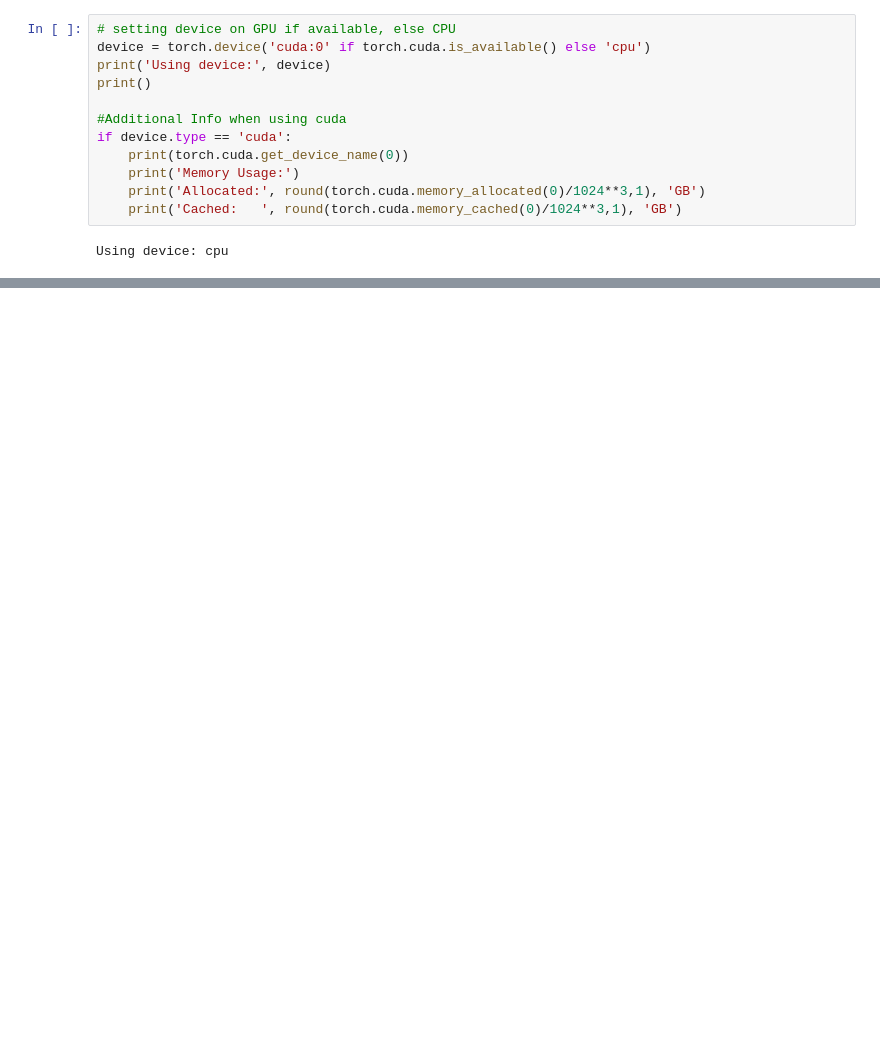
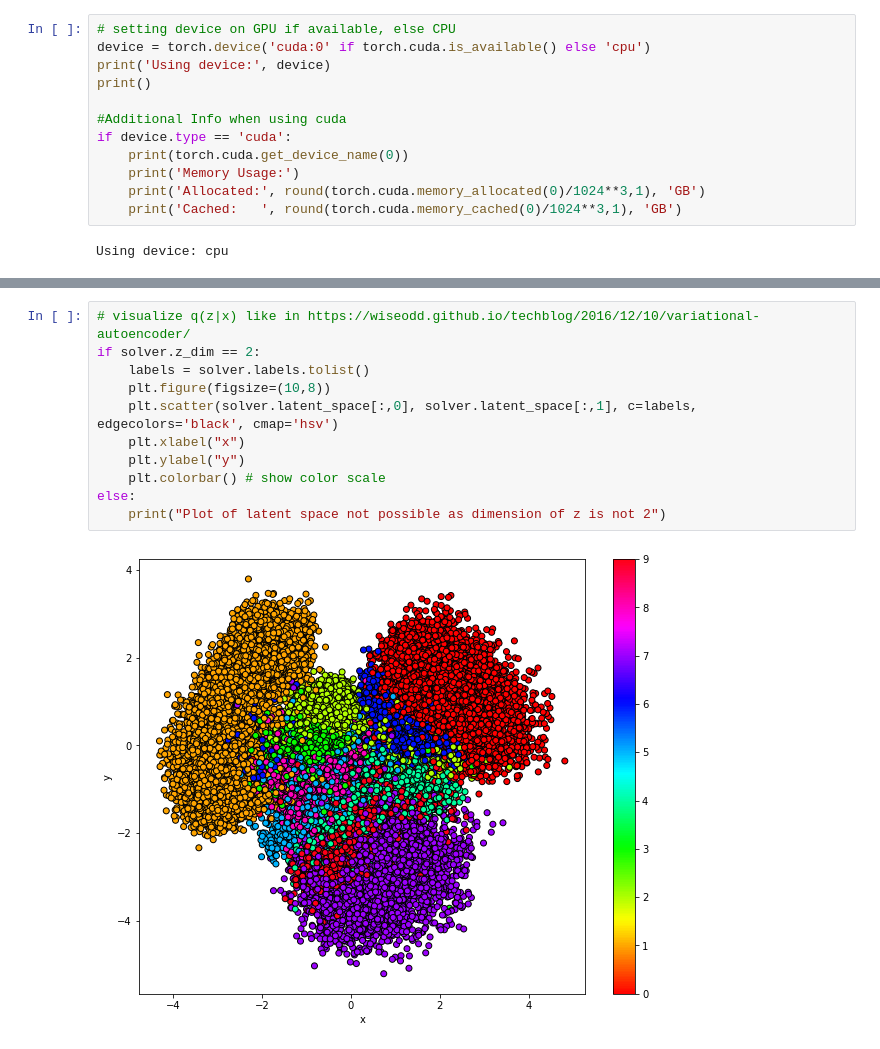
Before and after one commit to matthiasbrix/vae-models, a Jupyter notebook: examples/vae-example/1_vae.ipynb, the cells around one changed output, grey strips where cells are left out. Saved outputs shown, nothing was run; the diff lists cells and outputs as text; blank space fills up the shorter version.

```diff
--- a/examples/vae-example/1_vae.ipynb
+++ b/examples/vae-example/1_vae.ipynb
@@ -93,0 +146,13 @@ ValueError: cannot reshape array of size 256 into shape (60032,2)
+# %%
+# visualize q(z|x) like in https://wiseodd.github.io/techblog/2016/12/10/variational-autoencoder/
+if solver.z_dim == 2:
+    labels = solver.labels.tolist()
+    plt.figure(figsize=(10,8))
+    plt.scatter(solver.latent_space[:,0], solver.latent_space[:,1], c=labels, edgecolors='black', cmap='hsv')
+    plt.xlabel("x")
+    plt.ylabel("y")
+    plt.colorbar() # show color scale
+else:
+    print("Plot of latent space not possible as dimension of z is not 2")
+# %% [output]
+[figure, added]
```
Also changed, not shown: parts of 8 cells of this notebook, 1 other file.
